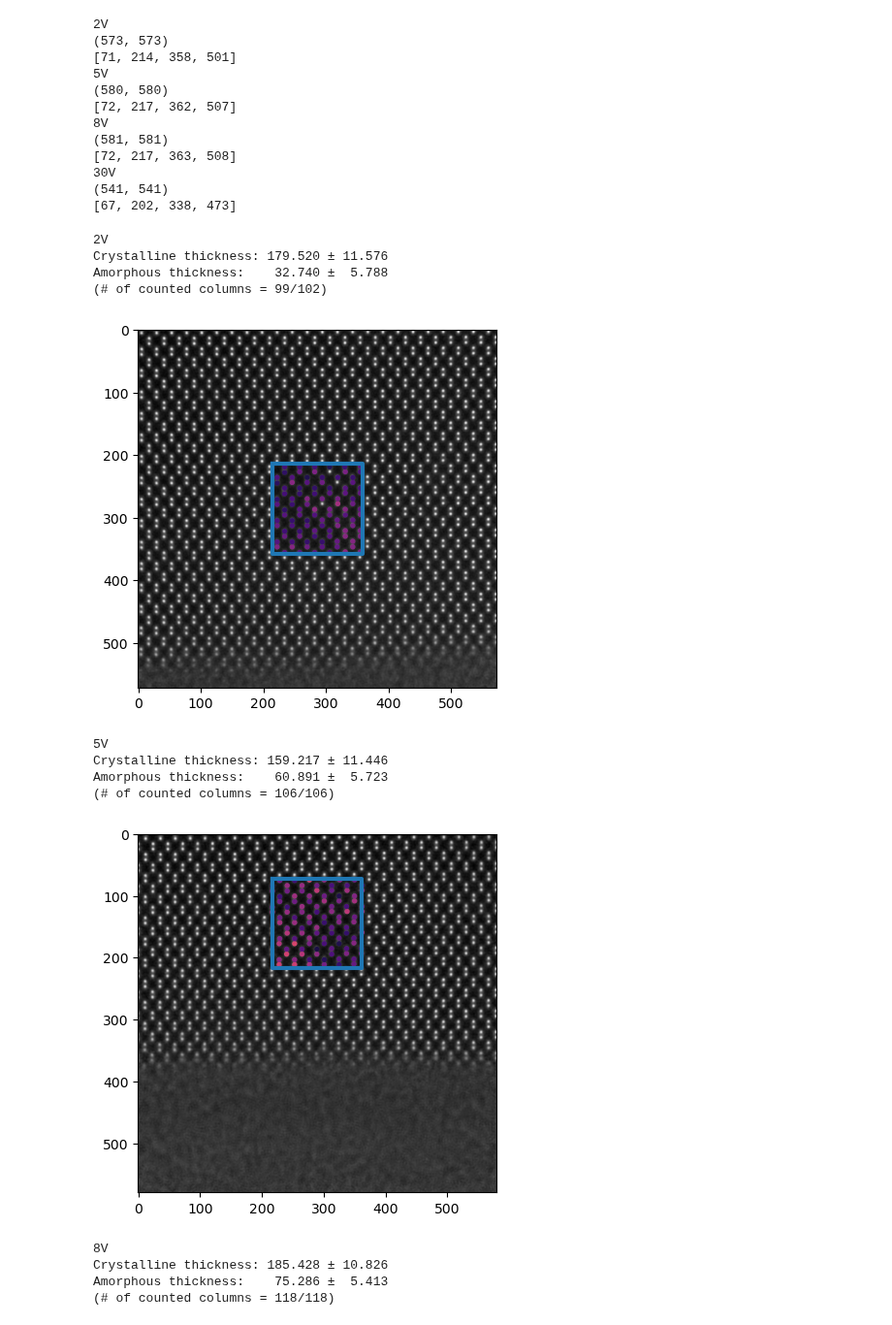
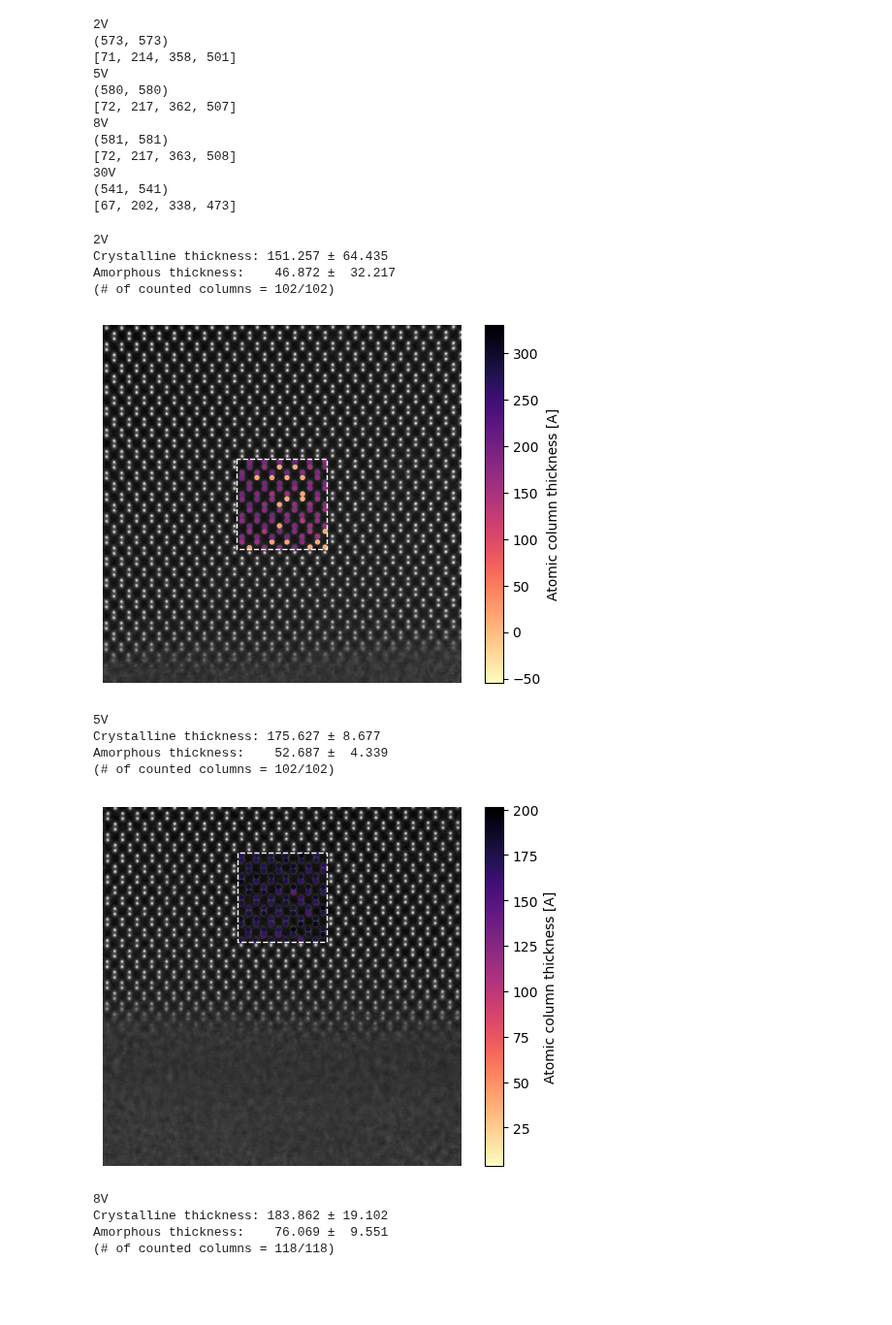
Before and after one commit to c-sooyoung/lemon-sandbox, a Jupyter notebook: 260721-atomic-column-thickness/260723-amorphous.ipynb, the cells around one changed output. Shown at 97% size. Saved outputs shown, nothing was run; the diff lists cells and outputs as text; code cells hidden in the pictures; blank space fills up the shorter version.

```diff
--- a/260721-atomic-column-thickness/260723-amorphous.ipynb
+++ b/260721-atomic-column-thickness/260723-amorphous.ipynb
@@ -38,7 +38,7 @@ def fit(f, xdata, ydata, plot=False, **kwargs):
 # %%
 results = {
     '2V': loadmat('./Si2V1-Niter1000.mat'),
-    '5V': loadmat('./Si5V2-Niter1000.mat'),
+    '5V': loadmat('./Si5V1-Niter1000.mat'),
     '8V': loadmat('./Si8V2-Niter1000.mat'),
     '30V': loadmat('./Si30V3-Niter1000.mat'),
 }
@@ -59,7 +59,7 @@ column_positions = {}
 
 for key in results.keys():
     recon = recons[key]
-    image = np.angle(recon[:,:,recon.shape[-1] // 2])
+    image = np.unwrap(np.angle(recon[:,:,recon.shape[-1] // 2]))
     blurred_image = gaussian_filter(image, 1)
     distance = 2
     threshold = 0.5
@@ -74,13 +74,13 @@ column_lists = {}
 for key in results.keys():
 
     c0 = column_positions[key]
-    recon = recons[key]
+    recon = np.unwrap(np.angle(recons[key]))
 
     column_list = []
     for i, (cx, cy) in enumerate(tqdm(c0)):
         wx_start, wx_end = cx-WINDOW, cx+WINDOW+1
         wy_start, wy_end = cy-WINDOW, cy+WINDOW+1
-        column = np.angle(recon)[wx_start:wx_end, wy_start:wy_end, 1:].mean(axis=(0, 1))
+        column = recon[wx_start:wx_end, wy_start:wy_end, :].mean(axis=(0, 1))
         column_list.append(column)
 
     column_lists.update({key: column_list})
@@ -124,8 +124,8 @@ for key in results.keys():
     crystalline = crystalline_heights[key]
     crystalline_err = crystalline_height_errs[key]
 
-    safe_height_index = np.where(crystalline_err < crystalline / 10)
-    # safe_height_index = np.where(crystalline)
+    # safe_height_index = np.where(crystalline_err < crystalline / 10)
+    safe_height_index = np.where(crystalline)
     safe_height_indices.update({key: safe_height_index})
 # %%
 for key, recon in recons.items():
@@ -216,47 +216,48 @@ for key in results.keys():
 
     recon = recons[key]
     heights = crystalline_heights[key]
     c0 = column_positions[key]
 
     crystalline_mean = roi_crystalline_height_means[key]
     crystalline_std = roi_crystalline_height_stds[key]
     amorphous_mean = roi_amorphous_height_means[key]
     amorphous_std = roi_amorphous_height_stds[key]
 
 
     safe_idx = safe_height_indices[key]
     roi_idx = roi_indices[key]
     idx = np.intersect1d(safe_idx, roi_idx)
 
     print(key)
     print(f"Crystalline thickness: {crystalline_mean:.3f} ± {crystalline_std:.3f}")
     print(f"Amorphous thickness:    {amorphous_mean:.3f} ±  {amorphous_std:.3f}")
     print(f"(# of counted columns = {len(idx)}/{len(roi_idx[0][0])})")
 
     (x0, x1), (y0, y1) = thickness_rois[key]
-    plt.imshow(np.angle(recon).sum(axis=-1), cmap='gray')
-    plt.plot([x0, x0, x1, x1, x0], [y0, y1, y1, y0, y0], lw=3)
+    plt.imshow(np.unwrap(np.angle(recon)).sum(axis=-1), cmap='gray')
+    plt.plot([x0, x0, x1, x1, x0], [y0, y1, y1, y0, y0], lw=1, color='white', linestyle='--')
 
-    # plt.axis('off')
+    plt.axis('off')
     plt.scatter(
         c0[:, 1][idx], c0[:, 0][idx], c=np.array(heights)[idx], s=8, cmap='magma_r',
         vmin=heights[safe_idx].min(),
         vmax=heights[safe_idx].max()
         )
-    # cbar = plt.colorbar()
+    cbar = plt.colorbar()
+    cbar.ax.set_ylabel('Atomic column thickness [A]')
     plt.show()
 # %% [output]
 2V
-Crystalline thickness: 179.520 ± 11.576
-Amorphous thickness:    32.740 ±  5.788
-(# of counted columns = 99/102)
+Crystalline thickness: 151.257 ± 64.435
+Amorphous thickness:    46.872 ±  32.217
+(# of counted columns = 102/102)
-[figure, old version]
+[figure, new version]
 5V
-Crystalline thickness: 159.217 ± 11.446
-Amorphous thickness:    60.891 ±  5.723
-(# of counted columns = 106/106)
+Crystalline thickness: 175.627 ± 8.677
+Amorphous thickness:    52.687 ±  4.339
+(# of counted columns = 102/102)
-[figure, old version]
+[figure, new version]
 8V
-Crystalline thickness: 185.428 ± 10.826
-Amorphous thickness:    75.286 ±  5.413
+Crystalline thickness: 183.862 ± 19.102
+Amorphous thickness:    76.069 ±  9.551
 (# of counted columns = 118/118)
```
Also changed, not shown: parts of 2 cells of this notebook, 2 other files.
